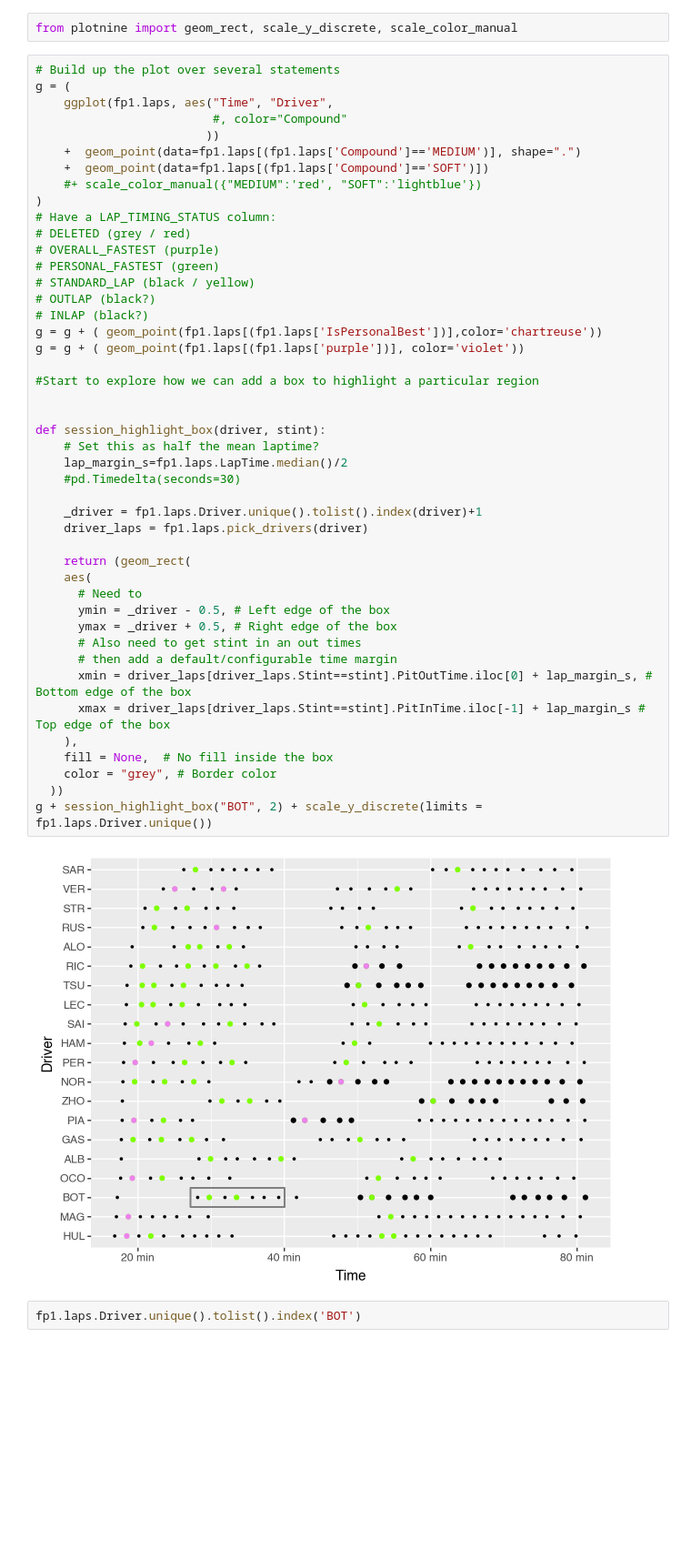
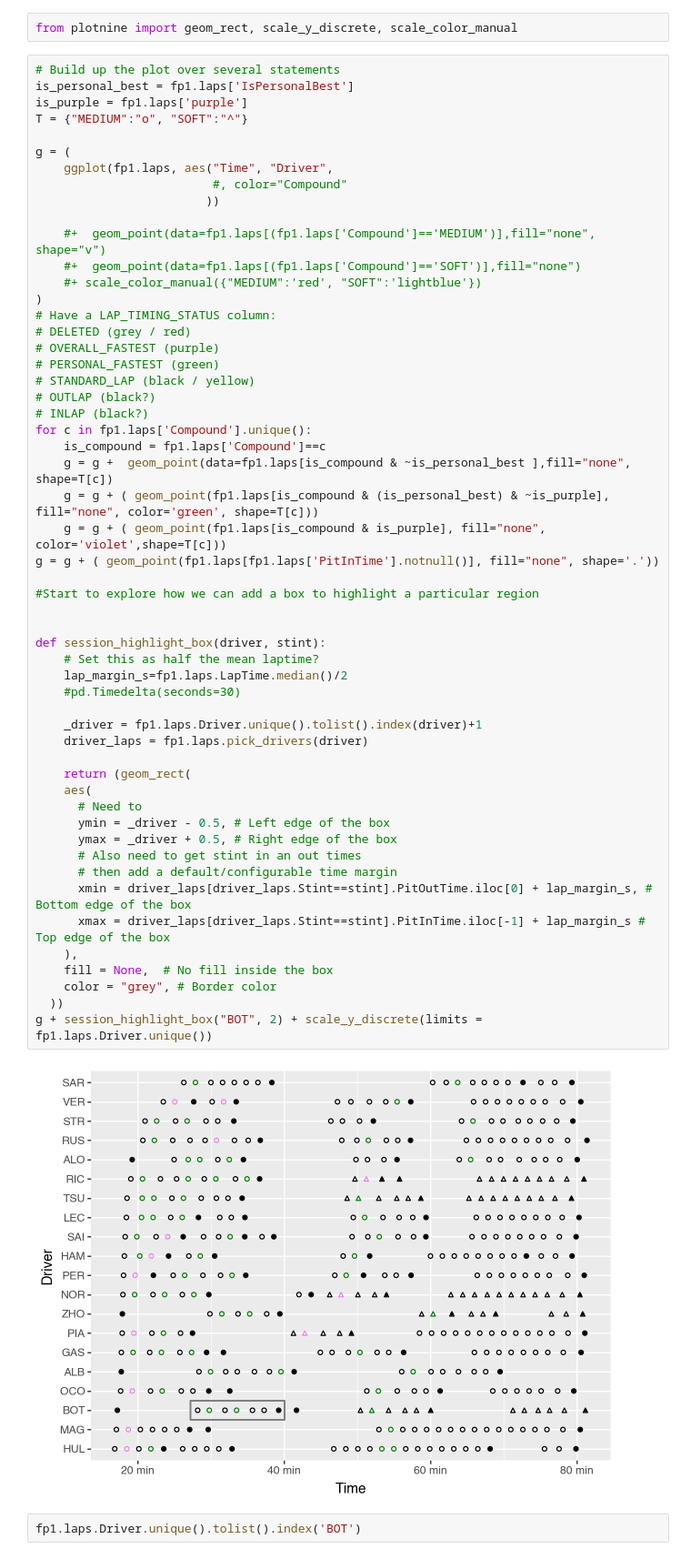
Before and after one commit to f1datajunkie/wranglingf1datawithpython, a Jupyter notebook: book/session_utilisation.ipynb, the cells around one changed output. Shown at 91% size. Cells and saved outputs as stored; diff of their text form; blank space fills up the shorter version.

```diff
--- a/book/session_utilisation.ipynb
+++ b/book/session_utilisation.ipynb
@@ -148,12 +155,17 @@ fp1.laps.head(3)
 from plotnine import geom_rect, scale_y_discrete, scale_color_manual
 # %%
 # Build up the plot over several statements
+is_personal_best = fp1.laps['IsPersonalBest']
+is_purple = fp1.laps['purple']
+T = {"MEDIUM":"o", "SOFT":"^"}
+
 g = (
     ggplot(fp1.laps, aes("Time", "Driver",
                          #, color="Compound"
                         ))
-    +  geom_point(data=fp1.laps[(fp1.laps['Compound']=='MEDIUM')], shape=".")
-    +  geom_point(data=fp1.laps[(fp1.laps['Compound']=='SOFT')])
+
+    #+  geom_point(data=fp1.laps[(fp1.laps['Compound']=='MEDIUM')],fill="none", shape="v")
+    #+  geom_point(data=fp1.laps[(fp1.laps['Compound']=='SOFT')],fill="none")
     #+ scale_color_manual({"MEDIUM":'red', "SOFT":'lightblue'})
 )
 # Have a LAP_TIMING_STATUS column:
@@ -163,36 +175,40 @@ g = (
 # STANDARD_LAP (black / yellow)
 # OUTLAP (black?)
 # INLAP (black?)
-g = g + ( geom_point(fp1.laps[(fp1.laps['IsPersonalBest'])],color='chartreuse'))
-g = g + ( geom_point(fp1.laps[(fp1.laps['purple'])], color='violet'))
+for c in fp1.laps['Compound'].unique():
+    is_compound = fp1.laps['Compound']==c
+    g = g +  geom_point(data=fp1.laps[is_compound & ~is_personal_best ],fill="none", shape=T[c])
+    g = g + ( geom_point(fp1.laps[is_compound & (is_personal_best) & ~is_purple], fill="none", color='green', shape=T[c]))
+    g = g + ( geom_point(fp1.laps[is_compound & is_purple], fill="none", color='violet',shape=T[c]))
+g = g + ( geom_point(fp1.laps[fp1.laps['PitInTime'].notnull()], fill="none", shape='.'))
 
 #Start to explore how we can add a box to highlight a particular region
 
 
 def session_highlight_box(driver, stint):
     # Set this as half the mean laptime?
     lap_margin_s=fp1.laps.LapTime.median()/2
     #pd.Timedelta(seconds=30)
 
     _driver = fp1.laps.Driver.unique().tolist().index(driver)+1
     driver_laps = fp1.laps.pick_drivers(driver)
 
     return (geom_rect(
     aes(
       # Need to
       ymin = _driver - 0.5, # Left edge of the box
       ymax = _driver + 0.5, # Right edge of the box
       # Also need to get stint in an out times
       # then add a default/configurable time margin
       xmin = driver_laps[driver_laps.Stint==stint].PitOutTime.iloc[0] + lap_margin_s, # Bottom edge of the box
       xmax = driver_laps[driver_laps.Stint==stint].PitInTime.iloc[-1] + lap_margin_s # Top edge of the box
     ),
     fill = None,  # No fill inside the box
     color = "grey", # Border color
   ))
 g + session_highlight_box("BOT", 2) + scale_y_discrete(limits = fp1.laps.Driver.unique())
 # %% [output]
-[figure, old version]
+[figure, new version]
 # %%
 fp1.laps.Driver.unique().tolist().index('BOT')
 # %% [output]
```
Also changed, not shown: parts of 2 cells of this notebook.
